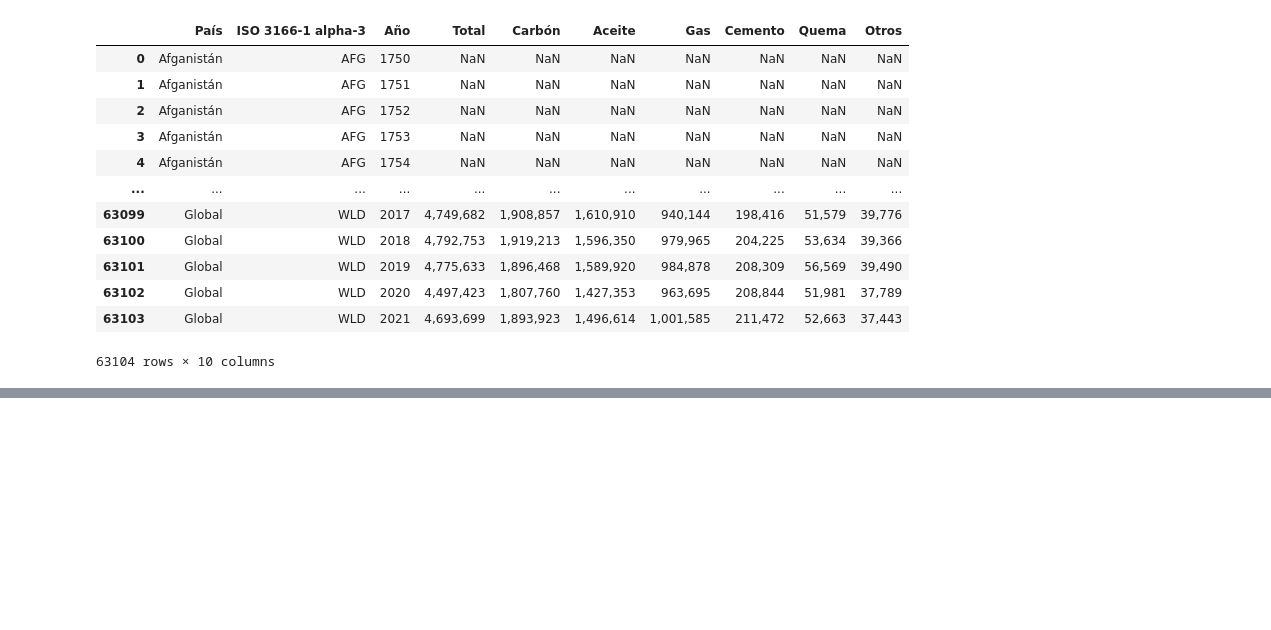
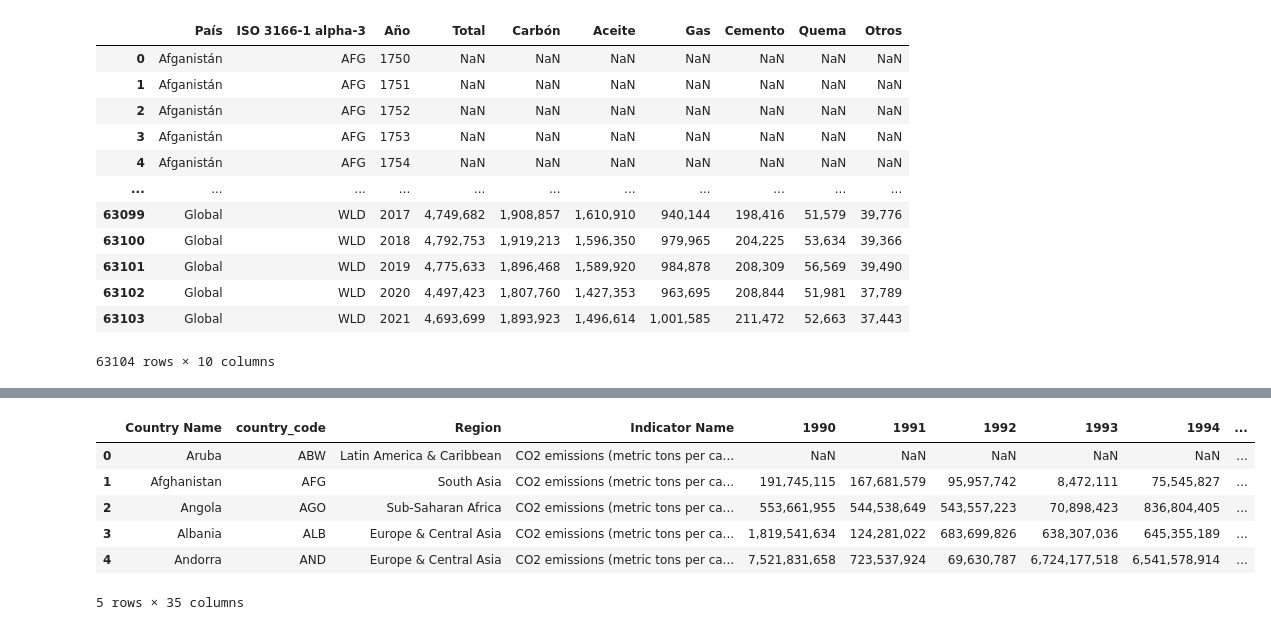
Before and after one commit to DanielRaiicHu/Pandas_Input_Output, a Jupyter notebook: Pandas_Input_Output.ipynb, the cells around one changed output, grey strips where cells are left out. Saved outputs shown, nothing was run; the diff lists cells and outputs as text; code cells hidden in the pictures; blank space fills up the shorter version.

```diff
--- a/Pandas_Input_Output.ipynb
+++ b/Pandas_Input_Output.ipynb
@@ -438,0 +470,11 @@ datos_fuentes_sheets.tail()
+# %%
+# Leemos el archivo CSV creado
+pd.read_csv('/content/drive/MyDrive/Pandas_2/archivos_excel/emisiones_carbono_mundial.csv').head()
+# %% [output]
+|  | Country Name | country_code | Region | Indicator Name | 1990 | 1991 | 1992 | 1993 | 1994 | ... |
+| 0 | Aruba | ABW | Latin America & Caribbean | CO2 emissions (metric tons per ca... | NaN | NaN | NaN | NaN | NaN | ... |
+| 1 | Afghanistan | AFG | South Asia | CO2 emissions (metric tons per ca... | 191,745,115 | 167,681,579 | 95,957,742 | 8,472,111 | 75,545,827 | ... |
+| 2 | Angola | AGO | Sub-Saharan Africa | CO2 emissions (metric tons per ca... | 553,661,955 | 544,538,649 | 543,557,223 | 70,898,423 | 836,804,405 | ... |
+| 3 | Albania | ALB | Europe & Central Asia | CO2 emissions (metric tons per ca... | 1,819,541,634 | 124,281,022 | 683,699,826 | 638,307,036 | 645,355,189 | ... |
+| 4 | Andorra | AND | Europe & Central Asia | CO2 emissions (metric tons per ca... | 7,521,831,658 | 723,537,924 | 69,630,787 | 6,724,177,518 | 6,541,578,914 | ... |
+5 rows × 35 columns
```
Also changed, not shown: parts of 9 cells of this notebook.
